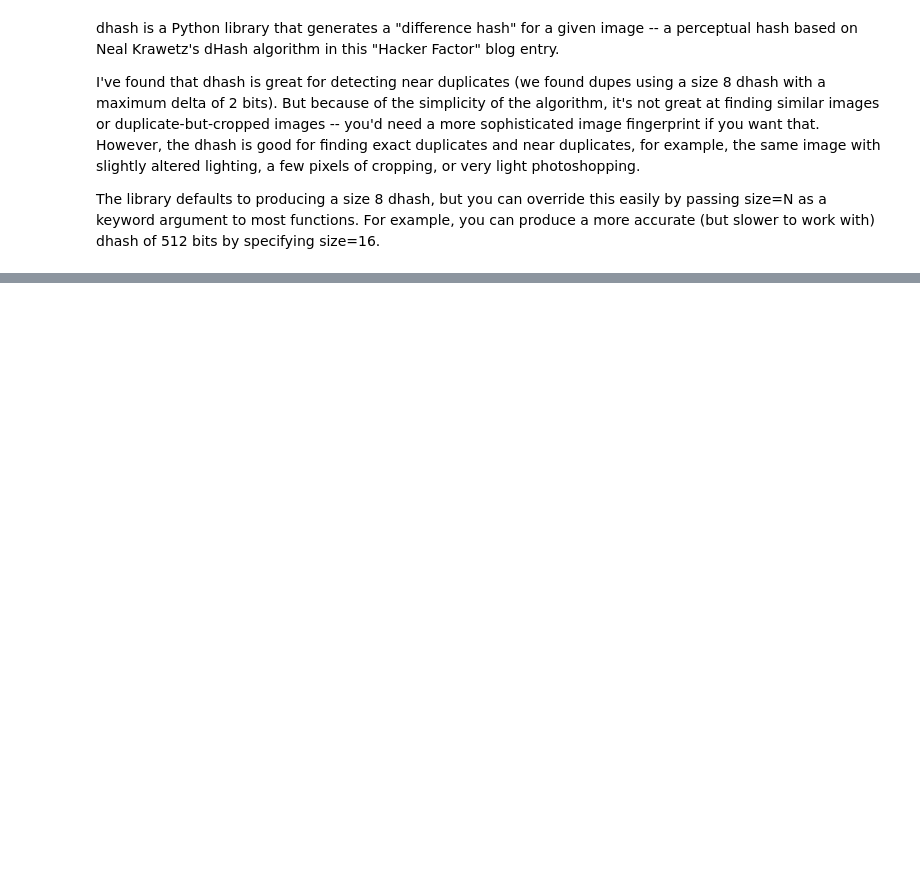
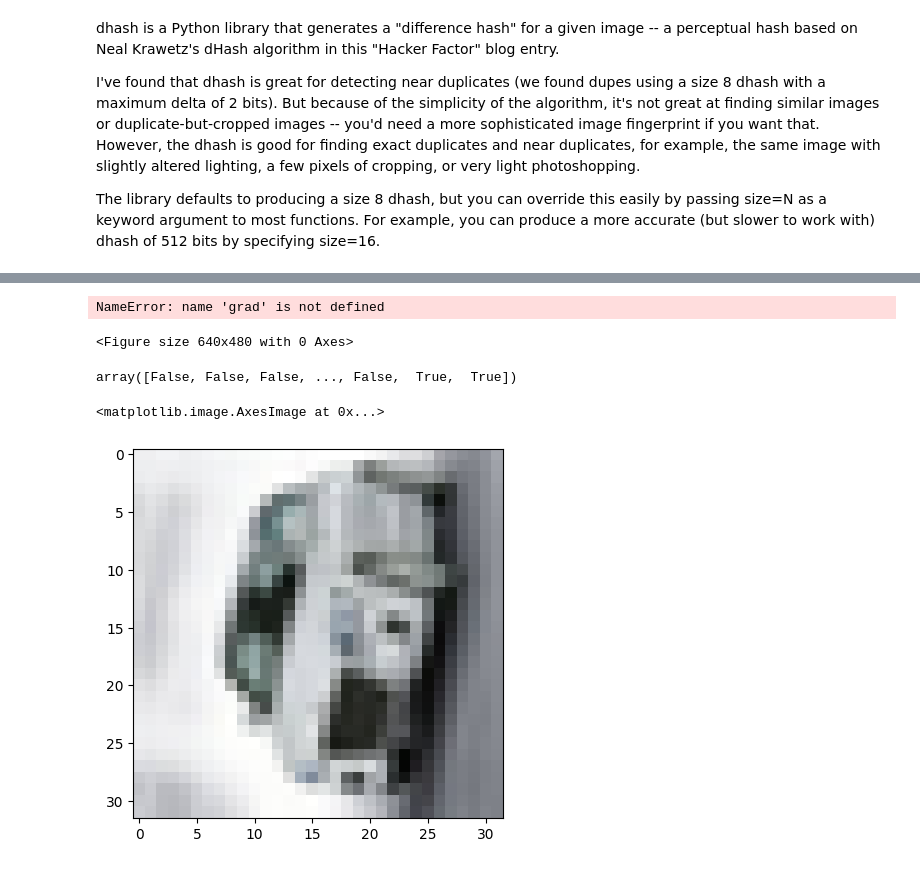
Before and after one commit to Bronomor/HashMaster, a Jupyter notebook: 1.LSH/LSH.ipynb, the cells around one changed output, grey strips where cells are left out. Drawn from its saved outputs; the diff is of its cells as text; code cells hidden in the pictures; blank space fills up the shorter version.

```diff
--- a/1.LSH/LSH.ipynb
+++ b/1.LSH/LSH.ipynb
@@ -275,0 +521,6 @@ The library defaults to producing a size 8 dhash, but you can override this easi
+# %%
+fig = plt.figure()
+plt.imshow(grad, cmap='gray')
+# %% [output]
+NameError: name 'grad' is not defined
+<Figure size 640x480 with 0 Axes>
@@ -275,0 +588,11 @@ The library defaults to producing a size 8 dhash, but you can override this easi
+# %%
+img_hash = calculate_signature_np_only_edges(images[5834].T, 32)
+img_hash
+# %% [output]
+array([False, False, False, ..., False,  True,  True])
+# %%
+fig = plt.figure()
+plt.imshow(images[7774].T, cmap='gray')
+# %% [output]
+<matplotlib.image.AxesImage at 0x...>
+[figure, added]
```
Also changed, not shown: parts of 46 cells of this notebook.
